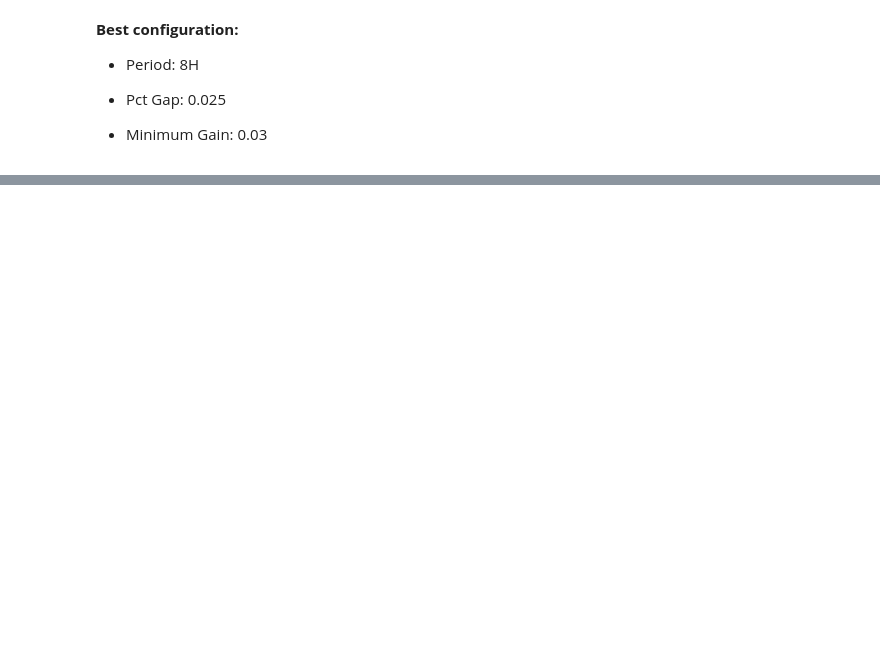
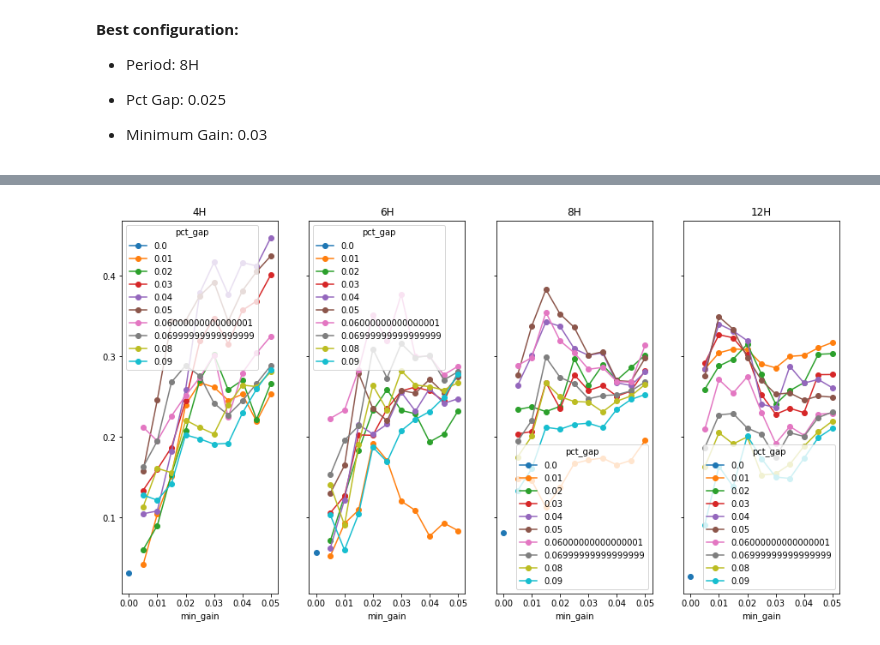
Before and after one commit to dxcv/finances, a Jupyter notebook: finances/trading/strategies/dynamic_stoploss/Analysis dynamic stoploss-Maio.ipynb, the cells around one changed output, grey strips where cells are left out. Saved outputs shown, nothing was run; the diff lists cells and outputs as text; code cells hidden in the pictures; blank space fills up the shorter version.

```diff
--- a/finances/trading/strategies/dynamic_stoploss/Analysis dynamic stoploss-Maio.ipynb
+++ b/finances/trading/strategies/dynamic_stoploss/Analysis dynamic stoploss-Maio.ipynb
@@ -186,0 +203,10 @@ for n, period in enumerate(['4H', '6H', '8H', '12H']):
+# %%
+db = df.groupby(['period','min_gain', 'pct_gap']).agg(sharpe)
+
+fig, ax = plt.subplots(1,4, figsize=(15,8), sharey=True)
+for n, period in enumerate(['4H', '6H', '8H', '12H']):
+    b = db.unstack(['period', 'pct_gap'])
+    b['strategy'][period].plot(style='o-', ax=ax[n])
+    ax[n].set_title(period)
+# %% [output]
+[figure, added]
```
Also changed, not shown: parts of 21 cells of this notebook, 2 other files.
